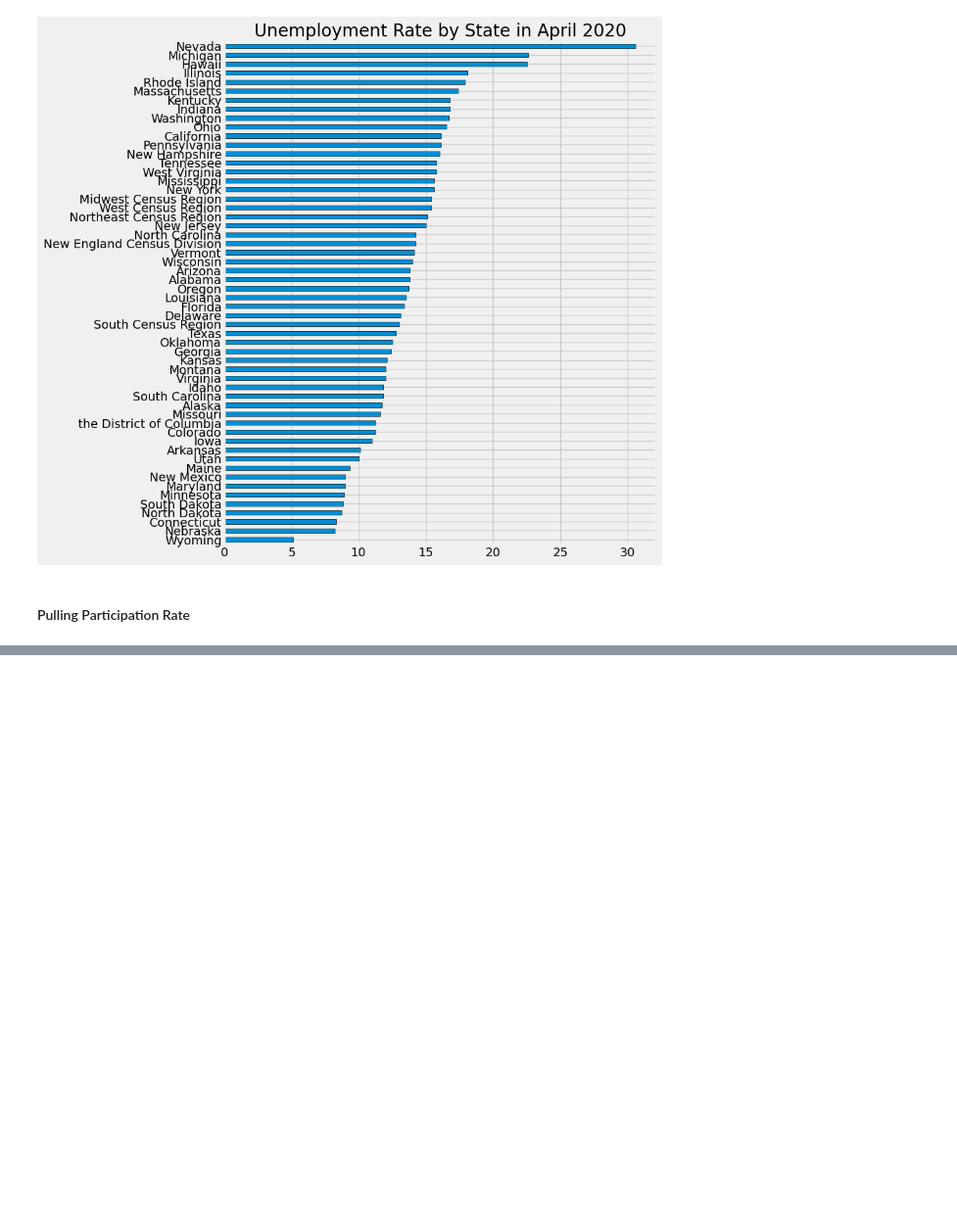
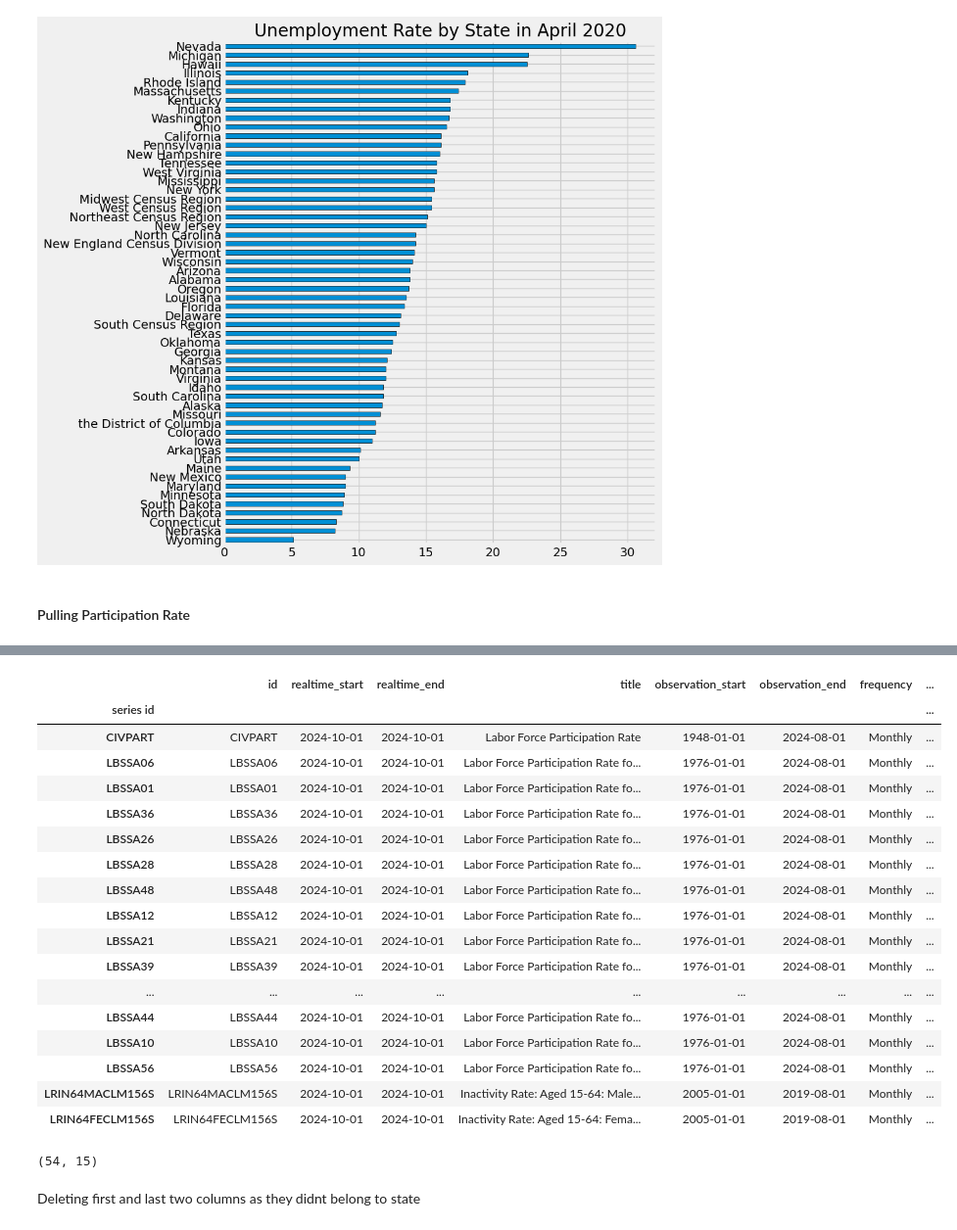
Before and after one commit to Shubham91999/Economic_Data_Analysis, a Jupyter notebook: EDA_Economic.ipynb, the cells around one changed output, grey strips where cells are left out. Shown at 98% size. Cells and saved outputs as stored; diff of their text form; code cells hidden in the pictures; blank space fills up the shorter version.

```diff
--- a/EDA_Economic.ipynb
+++ b/EDA_Economic.ipynb
@@ -459,0 +435,30 @@ part_df
+# %%
+#Labor Force Participation Rate -
+part_df = part_df[~part_df['title'].str.contains('Labor Force Participation Rate -', case=False, na=False)]
+# %%
+part_df
+# %% [output]
+|  | id | realtime_start | realtime_end | title | observation_start | observation_end | frequency | ... |
+| series id |  |  |  |  |  |  |  | ... |
+| CIVPART | CIVPART | 2024-10-01 | 2024-10-01 | Labor Force Participation Rate | 1948-01-01 | 2024-08-01 | Monthly | ... |
+| LBSSA06 | LBSSA06 | 2024-10-01 | 2024-10-01 | Labor Force Participation Rate fo... | 1976-01-01 | 2024-08-01 | Monthly | ... |
+| LBSSA01 | LBSSA01 | 2024-10-01 | 2024-10-01 | Labor Force Participation Rate fo... | 1976-01-01 | 2024-08-01 | Monthly | ... |
+| LBSSA36 | LBSSA36 | 2024-10-01 | 2024-10-01 | Labor Force Participation Rate fo... | 1976-01-01 | 2024-08-01 | Monthly | ... |
+| LBSSA26 | LBSSA26 | 2024-10-01 | 2024-10-01 | Labor Force Participation Rate fo... | 1976-01-01 | 2024-08-01 | Monthly | ... |
+| LBSSA28 | LBSSA28 | 2024-10-01 | 2024-10-01 | Labor Force Participation Rate fo... | 1976-01-01 | 2024-08-01 | Monthly | ... |
+| LBSSA48 | LBSSA48 | 2024-10-01 | 2024-10-01 | Labor Force Participation Rate fo... | 1976-01-01 | 2024-08-01 | Monthly | ... |
+| LBSSA12 | LBSSA12 | 2024-10-01 | 2024-10-01 | Labor Force Participation Rate fo... | 1976-01-01 | 2024-08-01 | Monthly | ... |
+| LBSSA21 | LBSSA21 | 2024-10-01 | 2024-10-01 | Labor Force Participation Rate fo... | 1976-01-01 | 2024-08-01 | Monthly | ... |
+| LBSSA39 | LBSSA39 | 2024-10-01 | 2024-10-01 | Labor Force Participation Rate fo... | 1976-01-01 | 2024-08-01 | Monthly | ... |
+| ... | ... | ... | ... | ... | ... | ... | ... | ... |
+| LBSSA44 | LBSSA44 | 2024-10-01 | 2024-10-01 | Labor Force Participation Rate fo... | 1976-01-01 | 2024-08-01 | Monthly | ... |
+| LBSSA10 | LBSSA10 | 2024-10-01 | 2024-10-01 | Labor Force Participation Rate fo... | 1976-01-01 | 2024-08-01 | Monthly | ... |
+| LBSSA56 | LBSSA56 | 2024-10-01 | 2024-10-01 | Labor Force Participation Rate fo... | 1976-01-01 | 2024-08-01 | Monthly | ... |
+| LRIN64MACLM156S | LRIN64MACLM156S | 2024-10-01 | 2024-10-01 | Inactivity Rate: Aged 15-64: Male... | 2005-01-01 | 2019-08-01 | Monthly | ... |
+| LRIN64FECLM156S | LRIN64FECLM156S | 2024-10-01 | 2024-10-01 | Inactivity Rate: Aged 15-64: Fema... | 2005-01-01 | 2019-08-01 | Monthly | ... |
+# %%
+part_df.shape
+# %% [output]
+(54, 15)
+# %% [markdown]
+Deleting first and last two columns as they didnt belong to state
```
Also changed, not shown: parts of 16 cells of this notebook, 1 other file.
